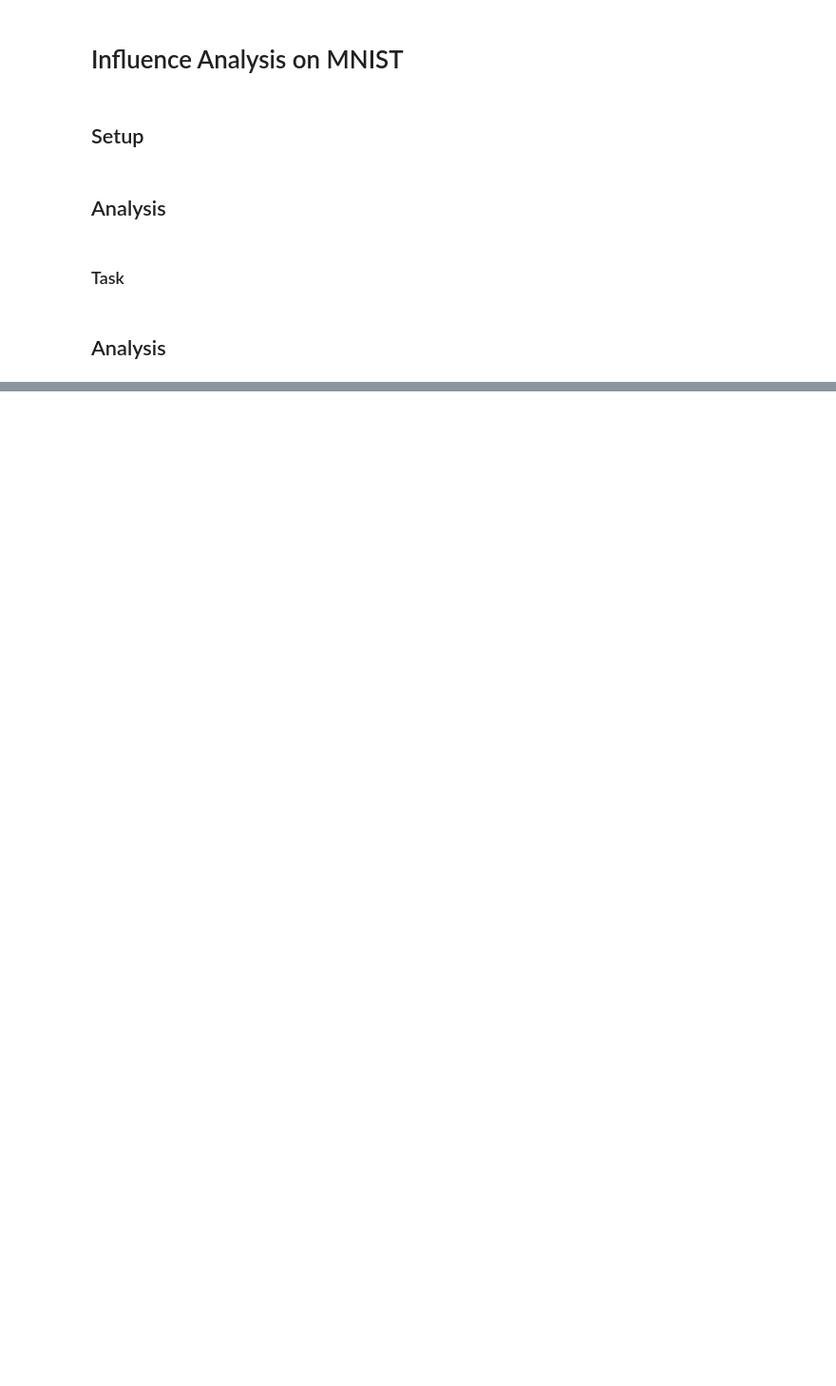
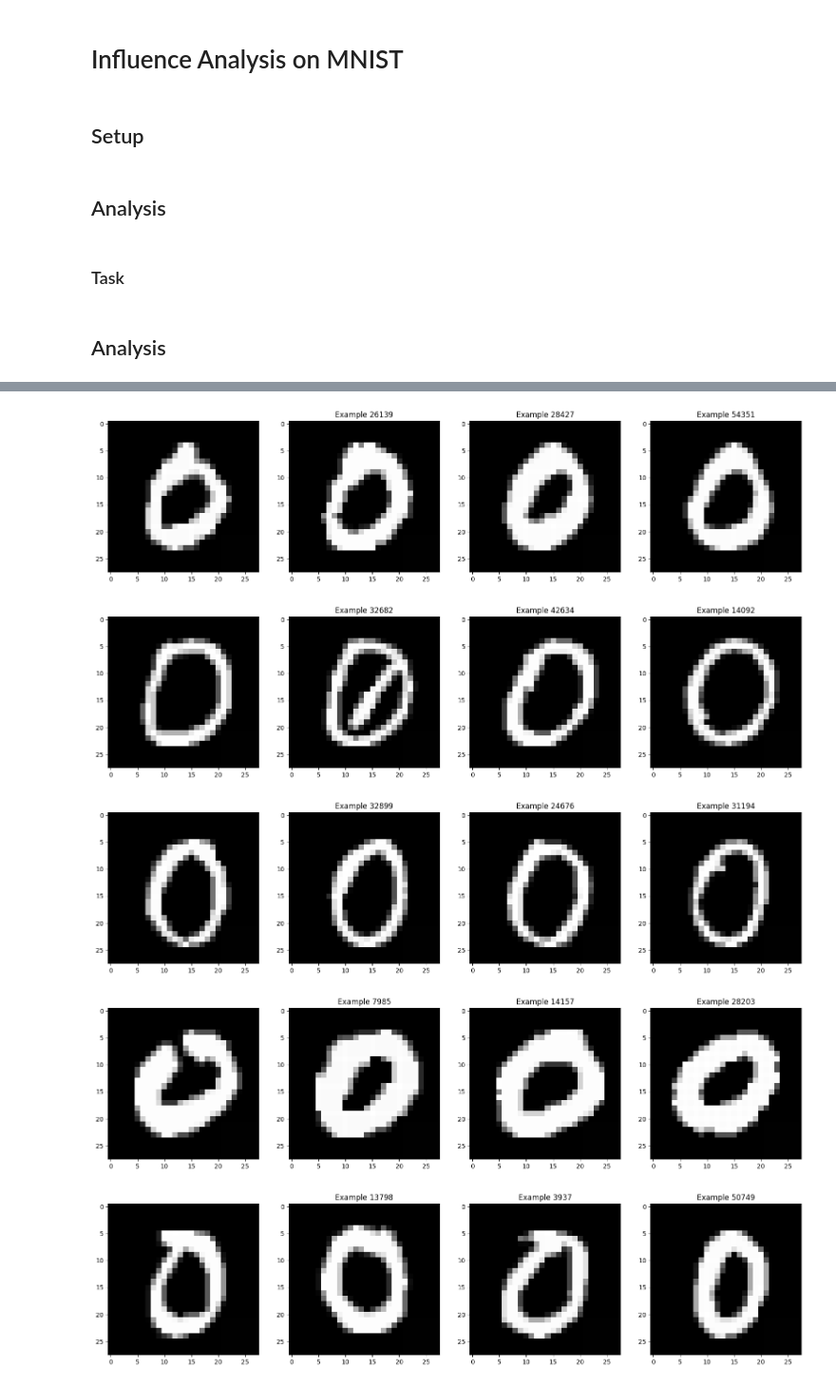
Before and after one commit to max-kaufmann/kronfluence, a Jupyter notebook: examples/mnist/analyze_mnist.ipynb, the cells around one changed output, grey strips where cells are left out. Shown at 95% size. Saved outputs shown, nothing was run; the diff lists cells and outputs as text; code cells hidden in the pictures; blank space fills up the shorter version.

```diff
--- a/examples/mnist/analyze_mnist.ipynb
+++ b/examples/mnist/analyze_mnist.ipynb
@@ -73,7 +77,7 @@ class ClassificationTask(Task):
 # %%
 dataset_dir = "/h/maxk/kronfluence/data"
 output_dir = "/h/maxk/kronfluence/examples/mnist/influence_results"
-model_path = "/h/maxk/kronfluenFce/ checkpoints/model.pth"
+model_path = "/h/maxk/kronfluence/checkpoints/model.pth"
 factor_strategy: Literal["identity", "diagonal", "kfac", "ekfac"] = "ekfac"  # TODO: Add typesc for the
 profile_computations = False
 use_half_precision = False
@@ -132,8 +136,9 @@ analyzer.compute_pairwise_scores(
     query_dataset=eval_dataset,
     query_indices=list(range(2000)),
     train_dataset=train_dataset,
-    per_device_query_batch_size=args.query_batch_size,
+    per_device_query_batch_size=query_batch_size,
     overwrite_output_dir=False,
 )
-scores = analyzer.load_pairwise_scores(scores_name)["all_modules"]
-logging.info(f"Scores shape: {scores.shape}")
+# %%
+scores_dict = analyzer.load_pairwise_scores(scores_name)
+scores_dict["all_modules"].shape
@@ -139,0 +147,24 @@ logging.info(f"Scores shape: {scores.shape}")
+# %%
+def plot_most_influencial_images(
+    influence_scores: torch.Tensor,
+    test_dataset: torchvision.datasets.MNIST,
+    train_dataset: torchvision.datasets.MNIST,
+    num_images: int = 5,
+    top_k: int = 3,
+    test_dataset_subset: Sequence[int] | None = None,
+):
+    test_dataset_data = test_dataset.data
+    if test_dataset_subset is not None:
+        influence_scores = influence_scores[test_dataset_subset]
+        test_dataset_data = test_dataset.data[test_dataset_subset]
+
+    images_of_interest = test_dataset_data[:num_images]
+    for image_idx, image in enumerate(images_of_interest):
+        most_influencial_examples = torch.argsort(influence_scores[image_idx], descending=True)[:top_k]
+
+        fig, ax = plt.subplots(ncols=top_k + 1, figsize=(5 * (top_k + 1), 5))
+        ax[0].imshow(image, cmap="gray")
+        for i, idx in enumerate(most_influencial_examples):
+            ax[i + 1].imshow(train_dataset.data[idx], cmap="gray")
+            ax[i + 1].set_title(f"Example {idx}")
+        plt.show()
@@ -139,0 +190,8 @@ logging.info(f"Scores shape: {scores.shape}")
+# %%
+plot_most_influencial_images(scores_dict["all_modules"], eval_dataset, train_dataset, num_images=5, top_k=3, test_dataset_subset=np.where(eval_dataset.targets[:2000] == 0)[0])
+# %% [output]
+[figure, added]
+[figure, added]
+[figure, added]
+[figure, added]
+[figure, added]
```
Also changed, not shown: parts of 5 cells of this notebook, 1 other file.
